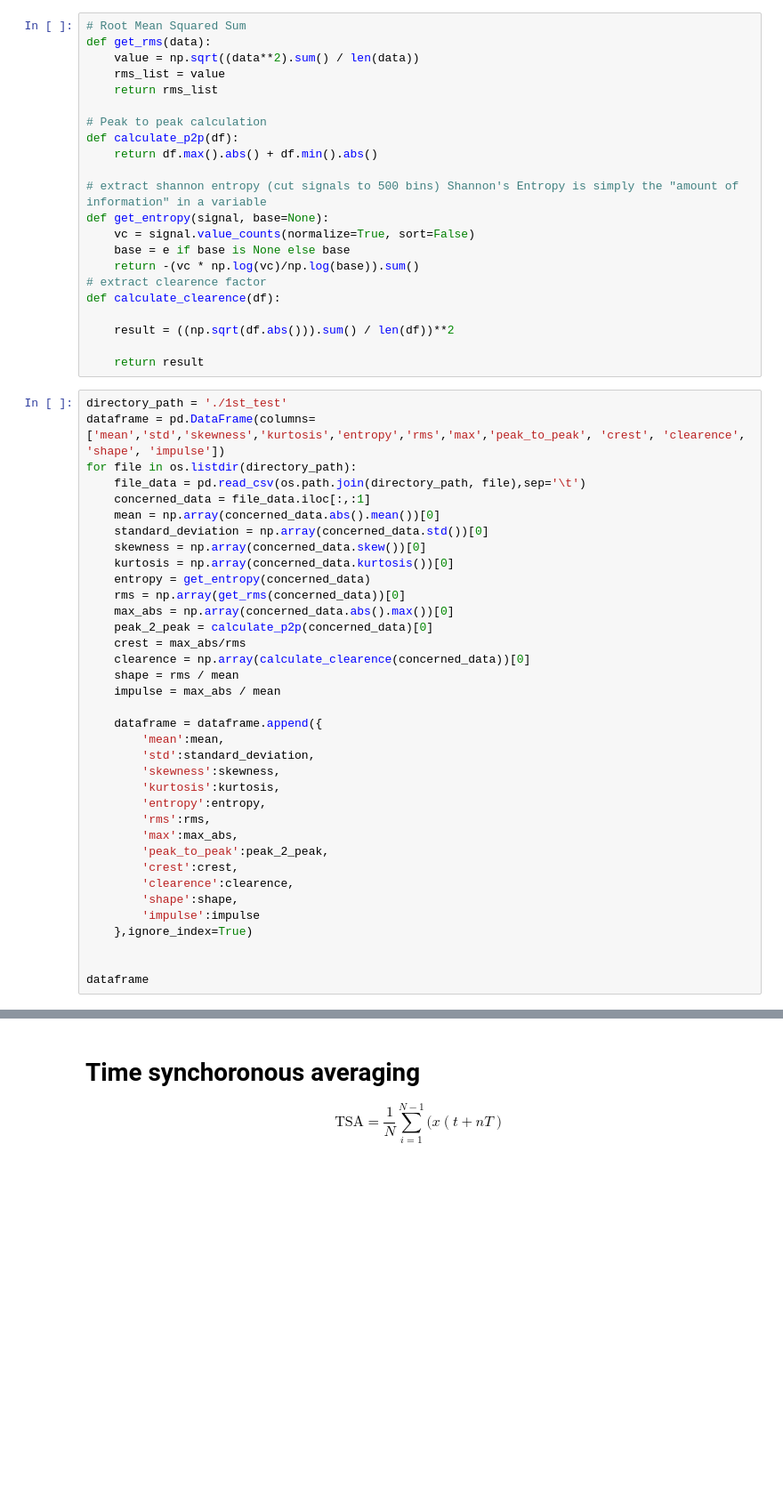
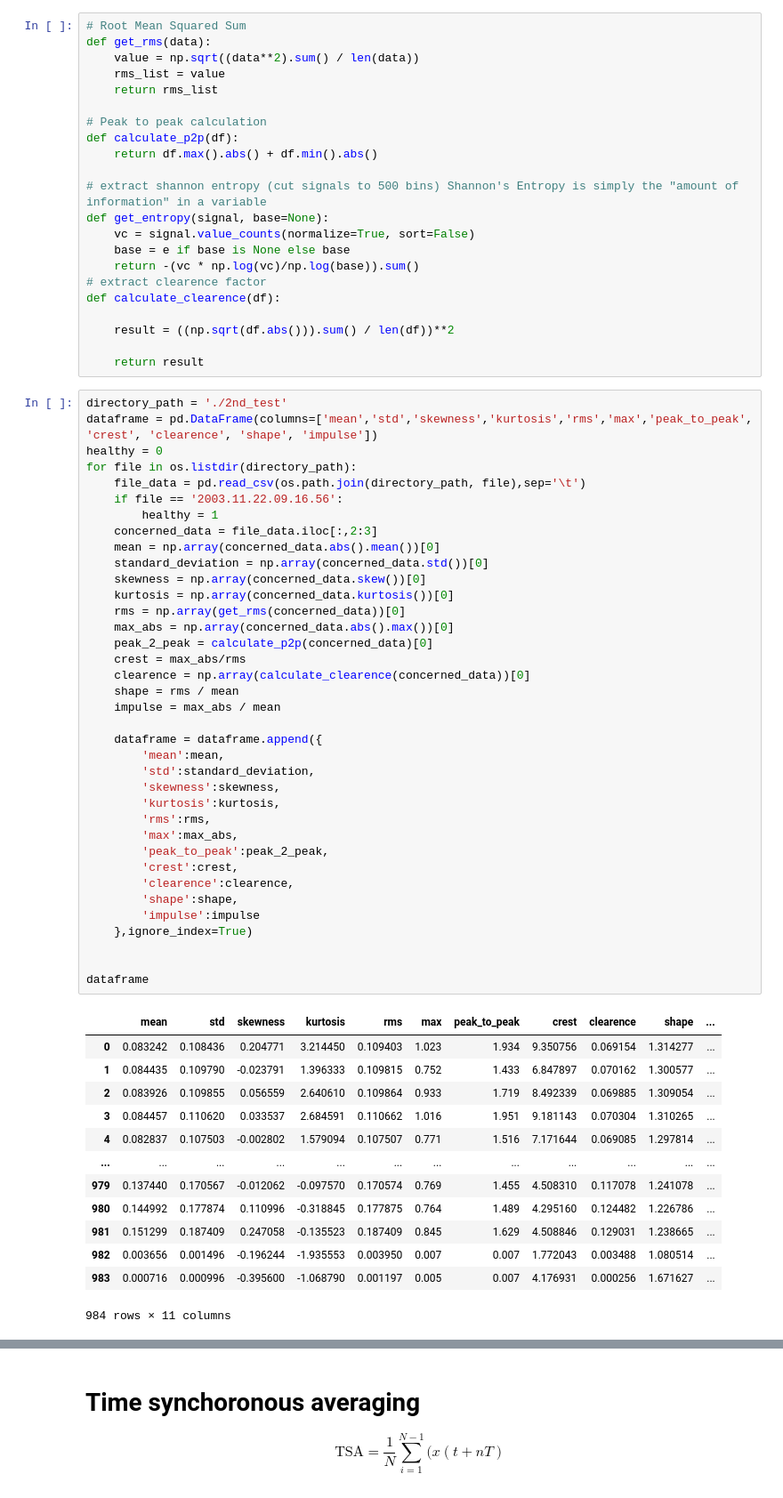
Before and after one commit to Ali1041/Predictive-maintenance-IOT4.0, a Jupyter notebook: Testing DSP.ipynb, the cells around one changed output, grey strips where cells are left out. Shown at 89% size. Saved outputs shown, nothing was run; the diff lists cells and outputs as text; blank space fills up the shorter version.

```diff
--- a/Testing DSP.ipynb
+++ b/Testing DSP.ipynb
@@ -144,41 +155,56 @@ def calculate_clearence(df):
 
     return result
 # %%
-directory_path = './1st_test'
-dataframe = pd.DataFrame(columns=['mean','std','skewness','kurtosis','entropy','rms','max','peak_to_peak', 'crest', 'clearence', 'shape', 'impulse'])
+directory_path = './2nd_test'
+dataframe = pd.DataFrame(columns=['mean','std','skewness','kurtosis','rms','max','peak_to_peak', 'crest', 'clearence', 'shape', 'impulse'])
+healthy = 0
 for file in os.listdir(directory_path):
     file_data = pd.read_csv(os.path.join(directory_path, file),sep='\t')
-    concerned_data = file_data.iloc[:,:1]
+    if file == '2003.11.22.09.16.56':
+        healthy = 1
+    concerned_data = file_data.iloc[:,2:3]
     mean = np.array(concerned_data.abs().mean())[0]
     standard_deviation = np.array(concerned_data.std())[0]
     skewness = np.array(concerned_data.skew())[0]
     kurtosis = np.array(concerned_data.kurtosis())[0]
-    entropy = get_entropy(concerned_data)
     rms = np.array(get_rms(concerned_data))[0]
     max_abs = np.array(concerned_data.abs().max())[0]
     peak_2_peak = calculate_p2p(concerned_data)[0]
     crest = max_abs/rms
     clearence = np.array(calculate_clearence(concerned_data))[0]
     shape = rms / mean
     impulse = max_abs / mean
 
     dataframe = dataframe.append({
         'mean':mean,
         'std':standard_deviation,
         'skewness':skewness,
         'kurtosis':kurtosis,
-        'entropy':entropy,
         'rms':rms,
         'max':max_abs,
         'peak_to_peak':peak_2_peak,
         'crest':crest,
         'clearence':clearence,
         'shape':shape,
         'impulse':impulse
     },ignore_index=True)
 
 
 dataframe
+# %% [output]
+|  | mean | std | skewness | kurtosis | rms | max | peak_to_peak | crest | clearence | shape | ... |
+| 0 | 0.083242 | 0.108436 | 0.204771 | 3.214450 | 0.109403 | 1.023 | 1.934 | 9.350756 | 0.069154 | 1.314277 | ... |
+| 1 | 0.084435 | 0.109790 | -0.023791 | 1.396333 | 0.109815 | 0.752 | 1.433 | 6.847897 | 0.070162 | 1.300577 | ... |
+| 2 | 0.083926 | 0.109855 | 0.056559 | 2.640610 | 0.109864 | 0.933 | 1.719 | 8.492339 | 0.069885 | 1.309054 | ... |
+| 3 | 0.084457 | 0.110620 | 0.033537 | 2.684591 | 0.110662 | 1.016 | 1.951 | 9.181143 | 0.070304 | 1.310265 | ... |
+| 4 | 0.082837 | 0.107503 | -0.002802 | 1.579094 | 0.107507 | 0.771 | 1.516 | 7.171644 | 0.069085 | 1.297814 | ... |
+| ... | ... | ... | ... | ... | ... | ... | ... | ... | ... | ... | ... |
+| 979 | 0.137440 | 0.170567 | -0.012062 | -0.097570 | 0.170574 | 0.769 | 1.455 | 4.508310 | 0.117078 | 1.241078 | ... |
+| 980 | 0.144992 | 0.177874 | 0.110996 | -0.318845 | 0.177875 | 0.764 | 1.489 | 4.295160 | 0.124482 | 1.226786 | ... |
+| 981 | 0.151299 | 0.187409 | 0.247058 | -0.135523 | 0.187409 | 0.845 | 1.629 | 4.508846 | 0.129031 | 1.238665 | ... |
+| 982 | 0.003656 | 0.001496 | -0.196244 | -1.935553 | 0.003950 | 0.007 | 0.007 | 1.772043 | 0.003488 | 1.080514 | ... |
+| 983 | 0.000716 | 0.000996 | -0.395600 | -1.068790 | 0.001197 | 0.005 | 0.007 | 4.176931 | 0.000256 | 1.671627 | ... |
+984 rows × 11 columns
 # %%
 for col in dataframe:
     fig = plt.figure()
```
Also changed, not shown: parts of 21 cells of this notebook, 2 other files.
